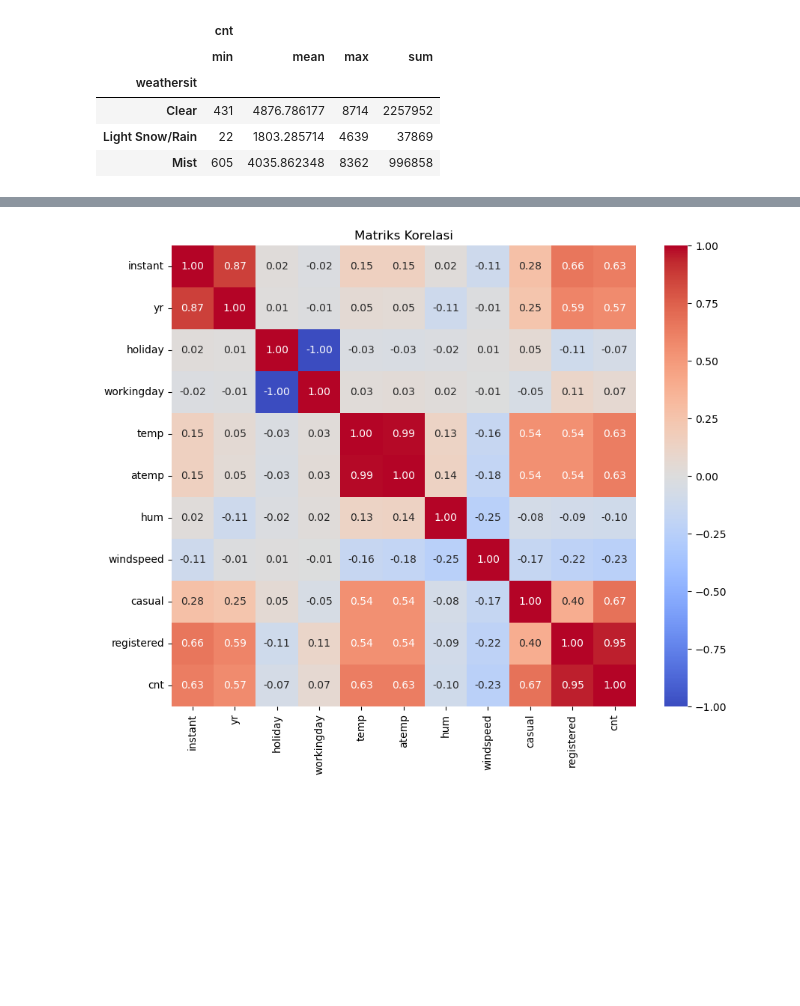
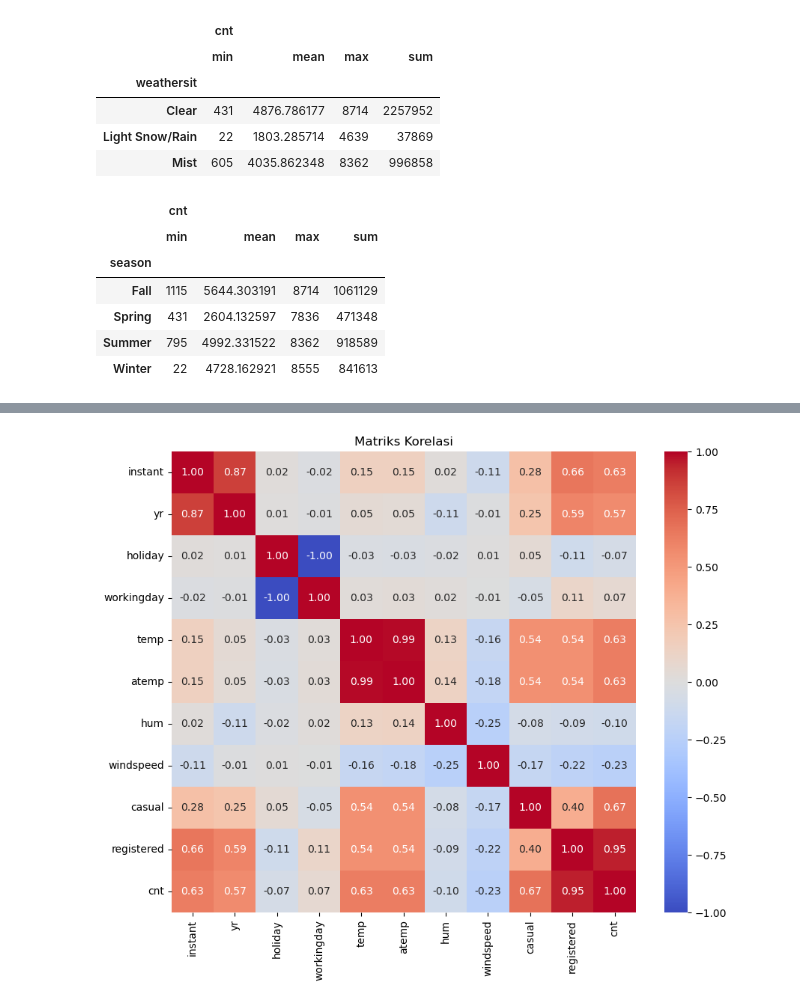
Before and after one commit to fardian123/Dicoding-Belajar-Analisis-Data-dengan-Python-Proyek-Akhir, a Jupyter notebook: notebook.ipynb, the cells around one changed output, grey strips where cells are left out. Cells and saved outputs as stored; diff of their text form; code cells hidden in the pictures; blank space fills up the shorter version.

```diff
--- a/notebook.ipynb
+++ b/notebook.ipynb
@@ -283,6 +302,18 @@ bike_data.groupby('weathersit').agg({ # melihat jumlah penyewaan sepeda terbanya
 | Clear | 431 | 4876.786177 | 8714 | 2257952 |
 | Light Snow/Rain | 22 | 1803.285714 | 4639 | 37869 |
 | Mist | 605 | 4035.862348 | 8362 | 996858 |
+# %%
+bike_data.groupby('season').agg({ # melihat jumlah penyewaan sepeda terbanyak berdasarkan season
+    "cnt":["min","mean","max","sum"]
+})
+# %% [output]
+|  | cnt |  |  |  |
+|  | min | mean | max | sum |
+| season |  |  |  |  |
+| Fall | 1115 | 5644.303191 | 8714 | 1061129 |
+| Spring | 431 | 2604.132597 | 7836 | 471348 |
+| Summer | 795 | 4992.331522 | 8362 | 918589 |
+| Winter | 22 | 4728.162921 | 8555 | 841613 |
 # %%
 bike_data.corr(numeric_only=True) # Melihat Korelasi Antar Kolom pada dataframe
 # %% [output]
```
Also changed, not shown: parts of 16 cells of this notebook, 1 other file.
